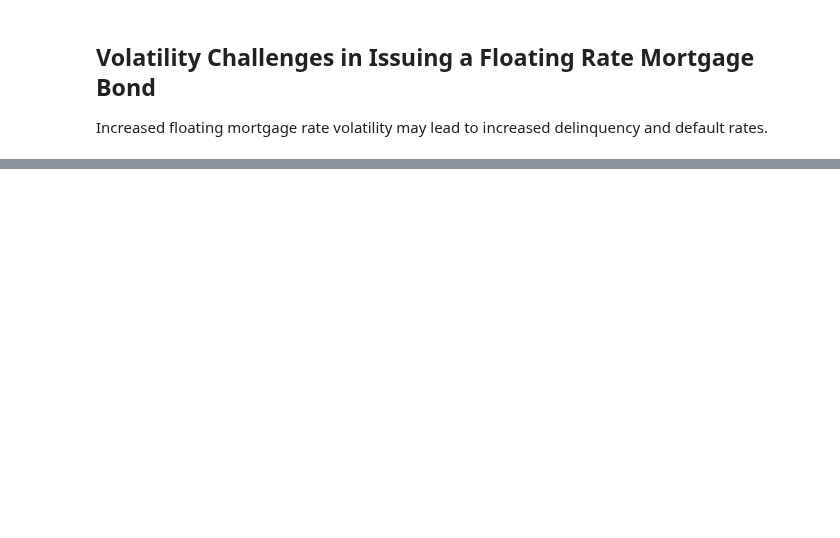
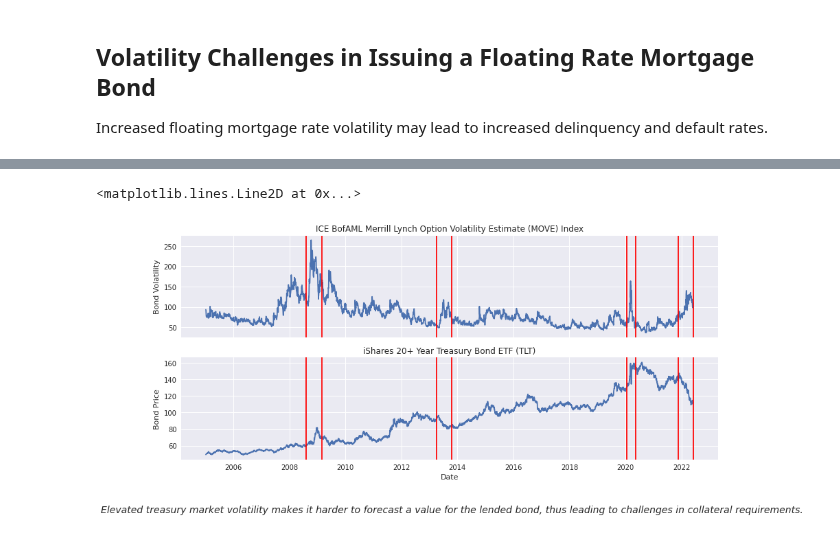
Before and after one commit to adevrent/wqu_mscfe, a Jupyter notebook: Financial Data/GWP1_Atakan.ipynb, the cells around one changed output, grey strips where cells are left out. Drawn from its saved outputs; the diff is of its cells as text; code cells hidden in the pictures; blank space fills up the shorter version.

```diff
--- a/Financial Data/GWP1_Atakan.ipynb
+++ b/Financial Data/GWP1_Atakan.ipynb
@@ -125,0 +110,20 @@ DATE
+# %%
+# Initialize start and end dates: from 06.01.2005 to 06.06.2022
+start = datetime.date(2005, 1, 6)
+end = datetime.date(2022, 6, 6)
+
+# Create MOVE dataframe
+move_df = web.DataReader("^MOVE", start, end)["Adj Close"]
+
+# Create TLT dataframe
+tlt_df = web.DataReader("TLT", start, end)["Adj Close"]
+
+# Create NFCI dataframe
+nfci_df = pdr.get_data_fred("NFCI", start, end)
+
+
+print(move_df.head())
+print("_______________________________________")
+print(tlt_df.head())
+print("_______________________________________")
+print(nfci_df.head())
@@ -125,0 +180,33 @@ DATE
+# %%
+# Plot insights
+fig, axs = plt.subplots(2, 1, figsize=(14, 6), sharex=True)
+axs[0].plot(move_df)
+axs[0].set_title("ICE BofAML Merrill Lynch Option Volatility Estimate (MOVE) Index")
+axs[0].set_ylabel("Bond Volatility")
+
+axs[0].axvline(14100, 0, 1, c="r")
+axs[0].axvline(14300, 0, 1, c="r")
+axs[0].axvline(15800, 0, 1, c="r")
+axs[0].axvline(16000, 0, 1, c="r")
+axs[0].axvline(18280, 0, 1, c="r")
+axs[0].axvline(18400, 0, 1, c="r")
+axs[0].axvline(18950, 0, 1, c="r")
+axs[0].axvline(19150, 0, 1, c="r")
+
+axs[1].plot(tlt_df)
+axs[1].set_ylabel("Bond Price")
+axs[1].set_title("iShares 20+ Year Treasury Bond ETF (TLT)")
+axs[1].set_xlabel("Date")
+axs[1].text(-0.15, -0.50, "Elevated treasury market volatility makes it harder to forecast a value for the lended bond, thus leading to challenges in collateral requirements.", transform=axs[1].transAxes, fontsize=14, va='center', fontstyle="italic")
+
+axs[1].axvline(14100, 0, 1, c="r")
+axs[1].axvline(14300, 0, 1, c="r")
+axs[1].axvline(15800, 0, 1, c="r")
+axs[1].axvline(16000, 0, 1, c="r")
+axs[1].axvline(18280, 0, 1, c="r")
+axs[1].axvline(18400, 0, 1, c="r")
+axs[1].axvline(18950, 0, 1, c="r")
+axs[1].axvline(19150, 0, 1, c="r")
+# %% [output]
+<matplotlib.lines.Line2D at 0x...>
+[figure, added]
```
Also changed, not shown: parts of 10 cells of this notebook.
